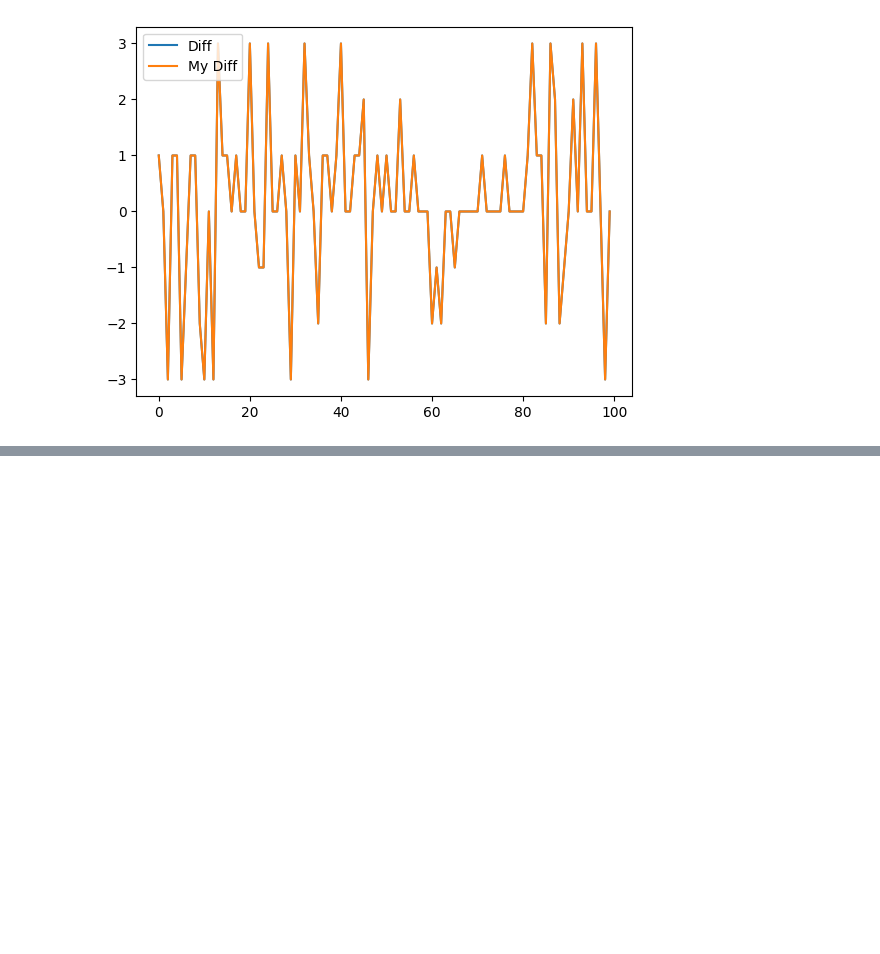
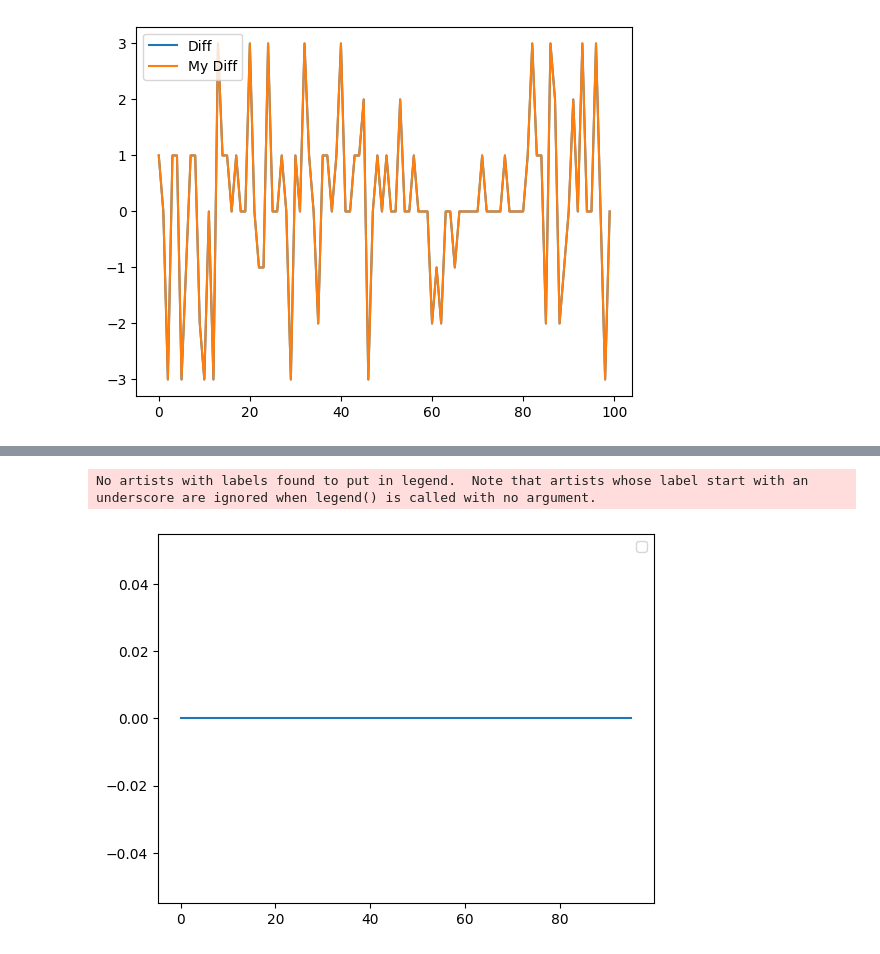
Before and after one commit to levladiator/Prosperity, a Jupyter notebook: src/forecaster-STARFRUIT.ipynb, the cells around one changed output, grey strips where cells are left out. Drawn from its saved outputs; the diff is of its cells as text; code cells hidden in the pictures; blank space fills up the shorter version.

```diff
--- a/src/forecaster-STARFRUIT.ipynb
+++ b/src/forecaster-STARFRUIT.ipynb
@@ -196,0 +225,29 @@ plt.plot(actual[n:n+l] - my_predictions[n:n+l])
+# %%
+forecast_diff = Forecast(
+        ar_coeffs=[0.46155534],
+        ma_coeffs=[-0.52073892],
+        drift=0,
+        forecast_return=False
+    )
+
+predicted_diffs = []
+
+for i in range(0, 4):
+    forecast_diff.update(diff[i])
+    forecast_diff.forecast(diff[i])
+
+actual_diff=[]
+
+for i in range(4, len(diff)):
+    forecast_diff.update(diff[i])
+    predicted_diffs.append(forecast_diff.forecast(diff[i]))
+    actual_diff.append(diff[i])
+
+plt.plot(predicted_diffs)
+# plt.plot(actual_diff, label="actual")
+
+plt.legend()
+plt.show()
+# %% [output]
+No artists with labels found to put in legend.  Note that artists whose label start with an underscore are ignored when legend() is called with no argument.
+[figure, added]
```
Also changed, not shown: parts of 3 cells of this notebook, 1 other file.
